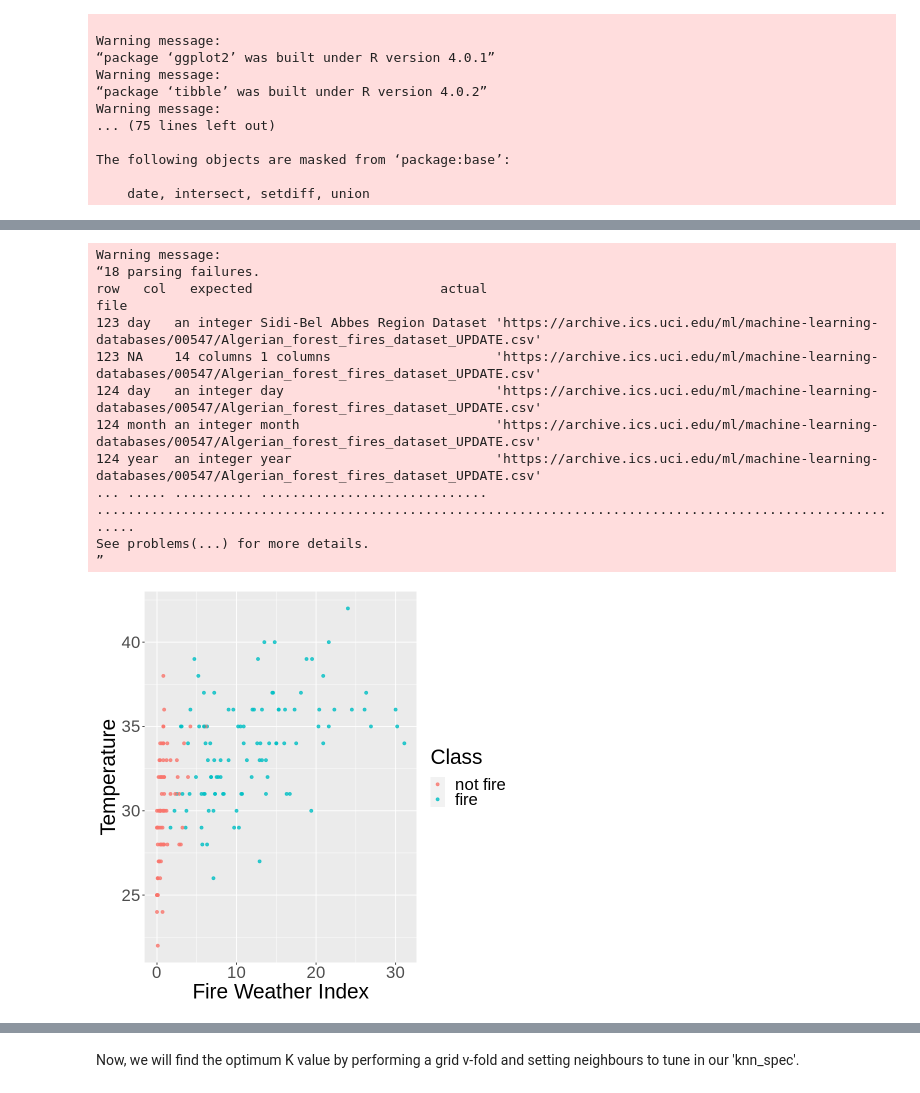
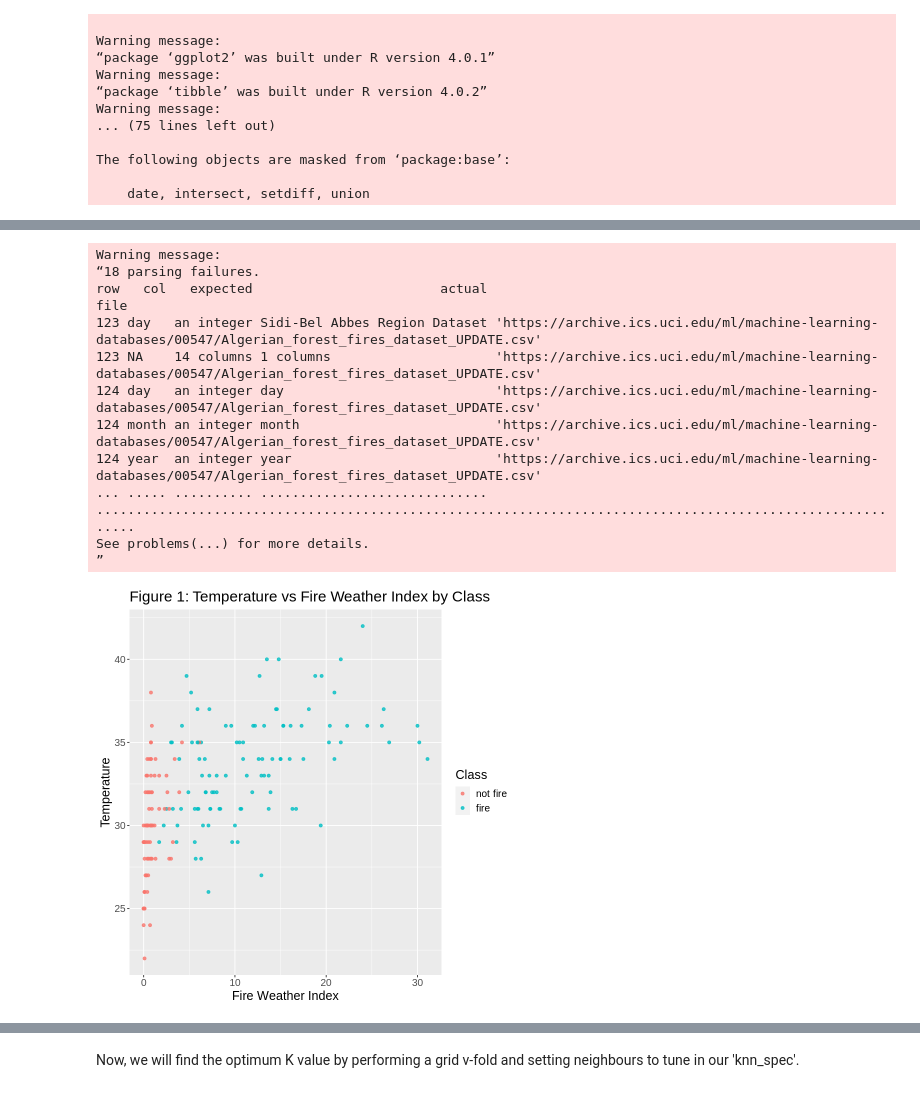
Before and after one commit to purnomoc/dsci100, a Jupyter notebook: forest_fires_report.ipynb, the cells around one changed output, grey strips where cells are left out. Saved outputs shown, nothing was run; the diff lists cells and outputs as text; code cells hidden in the pictures.

Commit message:
Created final plot, added to methods, added numbering to tables and figures

```diff
--- a/forest_fires_report.ipynb
+++ b/forest_fires_report.ipynb
@@ -103,36 +111,37 @@ forest_fire_data <- rbind(bejaia_region, sidi_bel_region)
 fire_data <- forest_fire_data %>%
      filter(!is.na(Classes)) %>%
      select(Temperature, FWI, Classes) %>%
      mutate(Classes = as_factor(Classes))# %>%
      #mutate(Temperature = scale(Temperature, center = TRUE),
           # FWI = scale(FWI, center = TRUE))
 
 set.seed(1)
 fire_split <- initial_split(fire_data, prop = 0.75, strata = Classes)
 fire_train <- training(fire_split)
 fire_test <- testing(fire_split)
 
+# plot with training data
 fire_test_plot <- fire_train %>%
     ggplot(aes(x = FWI, y = Temperature, color = Classes))+
     geom_point(alpha = 0.8)+
     scale_fill_distiller(palette = "YlOrRd") +
-    labs(x = "Fire Weather Index", y = "Temperature", color = "Class")+
-    theme(text = element_text(size = 25))
+    labs(x = "Fire Weather Index", y = "Temperature", color = "Class", title = "Figure 1: Temperature vs Fire Weather Index by Class")+
+    theme(text = element_text(size = 15))
 
 fire_test_plot
 # %% [output]
 Warning message:
 “18 parsing failures.
 row   col   expected                        actual                                                                                                       file
 123 day   an integer Sidi-Bel Abbes Region Dataset 'https://archive.ics.uci.edu/ml/machine-learning-databases/00547/Algerian_forest_fires_dataset_UPDATE.csv'
 123 NA    14 columns 1 columns                     'https://archive.ics.uci.edu/ml/machine-learning-databases/00547/Algerian_forest_fires_dataset_UPDATE.csv'
 124 day   an integer day                           'https://archive.ics.uci.edu/ml/machine-learning-databases/00547/Algerian_forest_fires_dataset_UPDATE.csv'
 124 month an integer month                         'https://archive.ics.uci.edu/ml/machine-learning-databases/00547/Algerian_forest_fires_dataset_UPDATE.csv'
 124 year  an integer year                          'https://archive.ics.uci.edu/ml/machine-learning-databases/00547/Algerian_forest_fires_dataset_UPDATE.csv'
 ... ..... .......... ............................. ..........................................................................................................
 See problems(...) for more details.
 ”
-[figure, old version]
+[figure, new version]
 # %%
 summary_table <- fire_train %>%
         group_by(Classes) %>%
```
Also changed, not shown: parts of 8 cells of this notebook.
